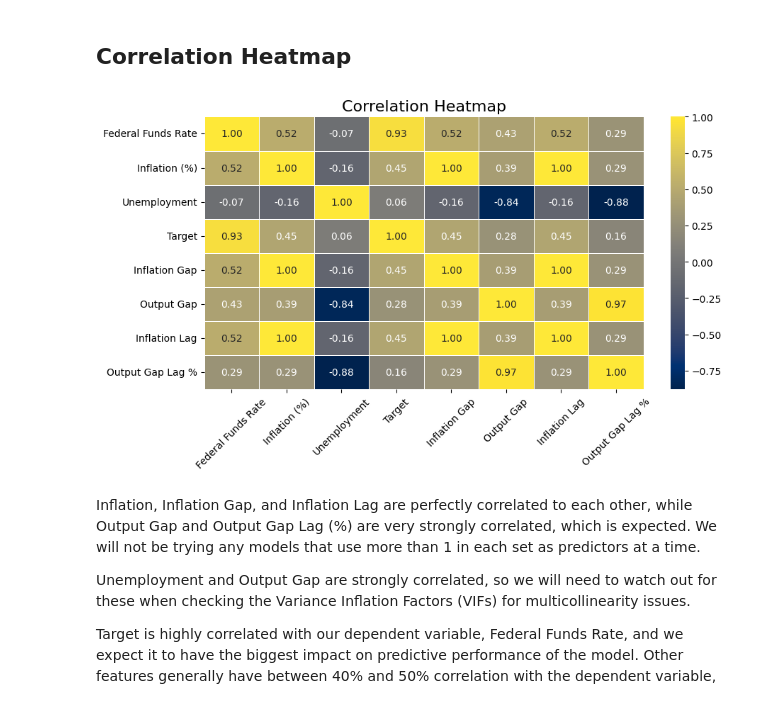
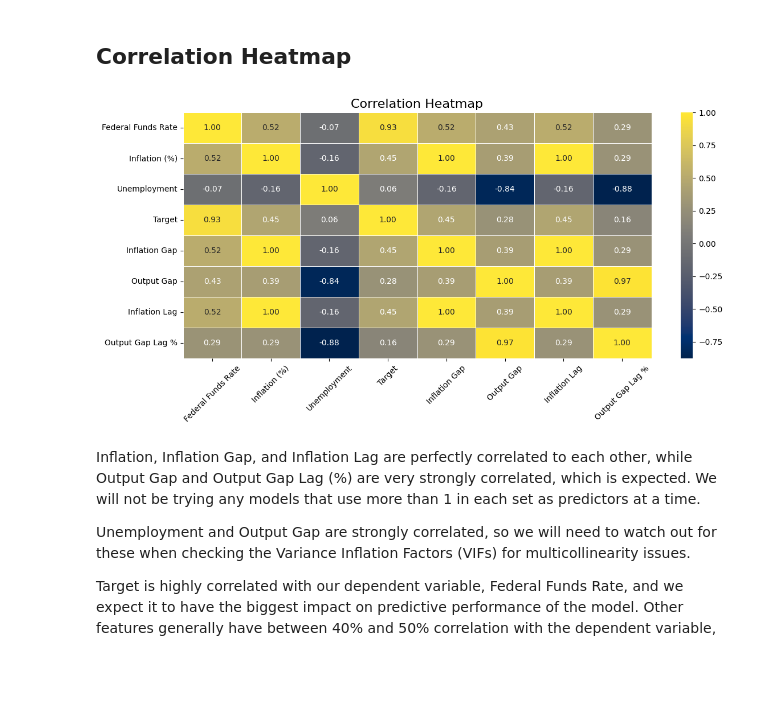
Before and after one commit to nvpham12/Capstone-Project, a Jupyter notebook: capstone_project_notebook_report.ipynb, the cells around one changed output. Saved outputs shown, nothing was run; the diff lists cells and outputs as text; code cells hidden in the pictures; blank space fills up the shorter version.

Commit message:
Minor edit to save plots

```diff
--- a/capstone_project_notebook_report.ipynb
+++ b/capstone_project_notebook_report.ipynb
@@ -456,20 +449,21 @@ Some of the features are skewed. In this case, applying transformations to the d
 ## Correlation Heatmap
 # %%
 # Construct a Correlation Heatmap
-plt.figure(figsize=(10, 5))
+plt.figure(figsize=(12, 6))
 sns.heatmap(
     df.corr(),
     annot=True,
     cmap="cividis",
     fmt=".2f",
     linewidths=0.5,
 )
 plt.title("Correlation Heatmap", fontsize=16)
 plt.xticks(rotation=45)
+plt.tight_layout()
 plt.savefig('ffr_project/heatmap')
 plt.show()
 # %% [output]
-[figure, old version]
+[figure, new version]
 # %% [markdown]
 Inflation, Inflation Gap, and Inflation Lag are perfectly correlated to each other, while Output Gap and Output Gap Lag (%) are very strongly correlated, which is expected. We will not be trying any models that use more than 1 in each set as predictors at a time.
 
```
Also changed, not shown: parts of 4 cells of this notebook.
